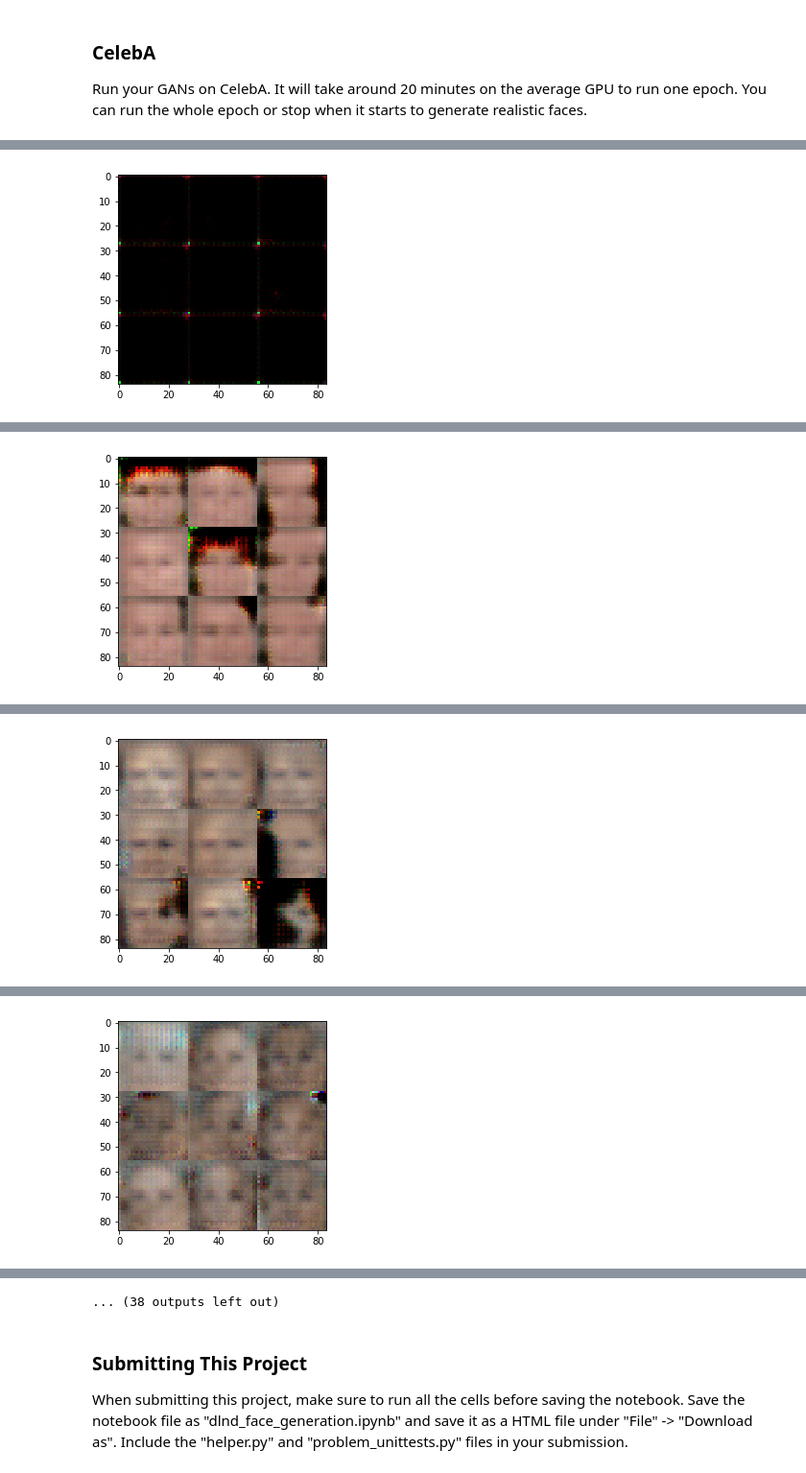
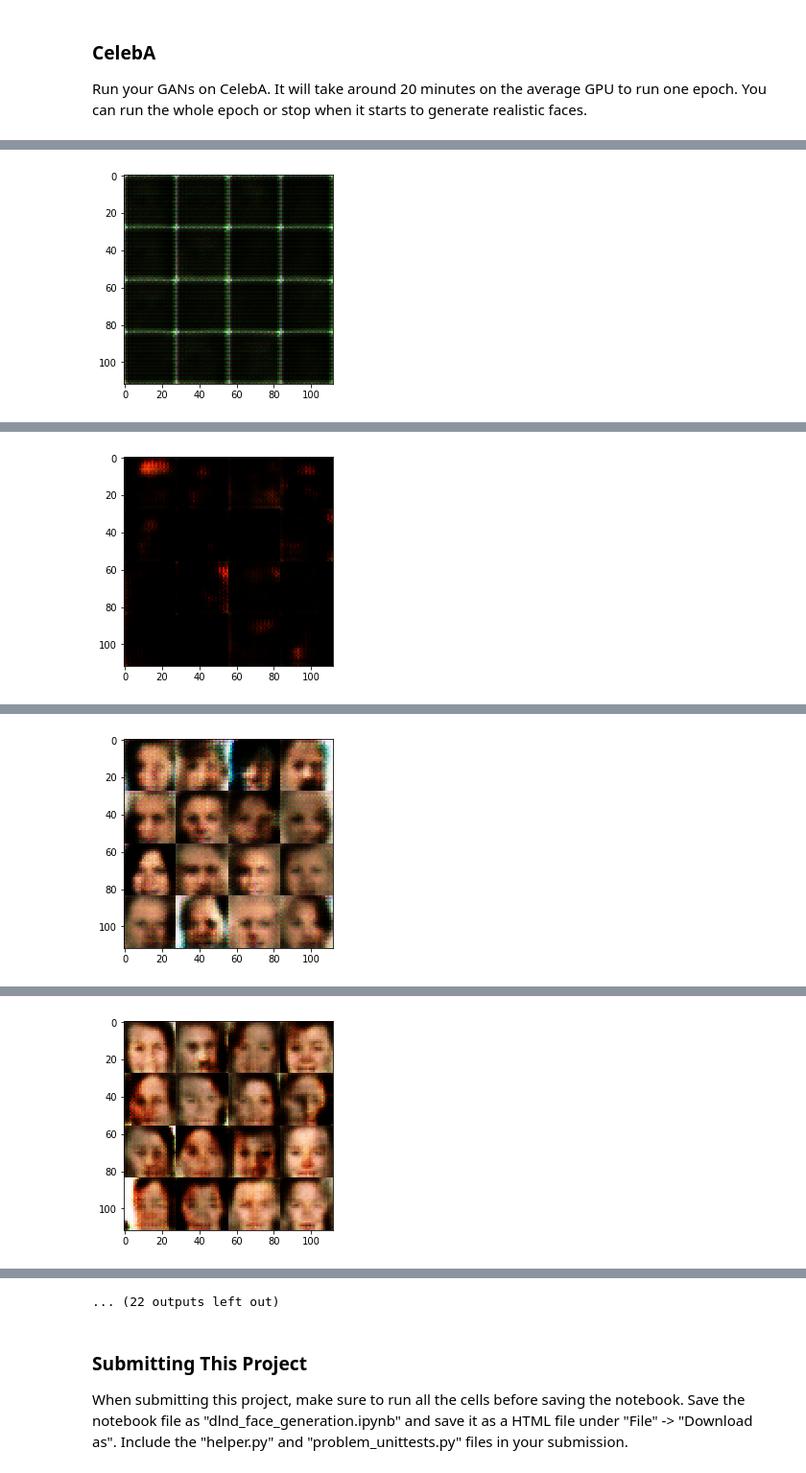
Before and after one commit to CtheSky/udacity-face-generation, a Jupyter notebook: dlnd_face_generation.ipynb, the cells around one changed output, grey strips where cells are left out. Shown at 96% size. Saved outputs shown, nothing was run; the diff lists cells and outputs as text; code cells hidden in the pictures.

```diff
--- a/dlnd_face_generation.ipynb
+++ b/dlnd_face_generation.ipynb
@@ -379,42 +379,35 @@ def train(epoch_count, batch_size, z_dim, learning_rate, beta1, get_batches, dat
                           "Generator Loss: {:.4f}".format(train_loss_g))
 
                 if steps % 100 == 0:
-                    show_generator_output(sess, 12, input_z, channel, data_image_mode)
+                    show_generator_output(sess, 16, input_z, channel, data_image_mode)
 
         saver.save(sess, './generator.ckpt')
 # %% [markdown]
 ### MNIST
 Test your GANs architecture on MNIST.  After 2 epochs, the GANs should be able to generate images that look like handwritten digits.  Make sure the loss of the generator is lower than the loss of the discriminator or close to 0.
 # %%
-# batch_size = 128
-# z_dim = 128
-# learning_rate = 0.001
-# beta1 = 0.5
-# => Epoch 2/2..., step 900 Discriminator Loss: 0.3646... Generator Loss: 4.8216
-
 # batch_size = 64
 # z_dim = 128
 # learning_rate = 0.0001
 # beta1 = 0.5
-# => Epoch 2/2..., step 1800 Discriminator Loss: 0.3989... Generator Loss: 3.0822
-
-# batch_size = 64
-# z_dim = 128
-# learning_rate = 0.0001
-# beta1 = 0.3
-# => Epoch 2/2..., step 1800 Discriminator Loss: 0.4181... Generator Loss: 2.7630
+# => Epoch 2/2..., step 1800 Discriminator Loss: 0.7707... Generator Loss: 1.5947
 
 batch_size = 64
 z_dim = 128
-learning_rate = 0.001
-beta1 = 0.3
-# => Epoch 2/2..., step 1800 Discriminator Loss: 0.8899... Generator Loss: 1.0340
-"""
-DON'T MODIFY ANYTHING IN THIS CELL THAT IS BELOW THIS LINE
-"""
+learning_rate = 0.0003
+beta1 = 0.5
+
 epochs = 2
 
 mnist_dataset = helper.Dataset('mnist', glob(os.path.join(data_dir, 'mnist/*.jpg')))
+def normalize(func):
+    def wrapped(*args, **kwargs):
+        gen = func(*args, **kwargs)
+        for i in gen:
+            yield i * 2
+    return wrapped
+mnist_dataset.get_batches = normalize(mnist_dataset.get_batches)
+
 with tf.Graph().as_default():
     train(epochs, batch_size, z_dim, learning_rate, beta1, mnist_dataset.get_batches,
           mnist_dataset.shape, mnist_dataset.image_mode)
@@ -438,19 +431,12 @@ Run your GANs on CelebA.  It will take around 20 minutes on the average GPU to r
 # %%
 batch_size = 64
 z_dim = 128
-learning_rate = 0.001
-beta1 = 0.3
+learning_rate = 0.0003
+beta1 = 0.5
 
 epochs = 1
 
 celeba_dataset = helper.Dataset('celeba', glob(os.path.join(data_dir, 'img_align_celeba/*.jpg')))
-
-def normalize(func):
-    def wrapped(*args, **kwargs):
-        gen = func(*args, **kwargs)
-        for i in gen:
-            yield i
-    return wrapped
 celeba_dataset.get_batches = normalize(celeba_dataset.get_batches)
 
 with tf.Graph().as_default():
@@ -461 +447 @@ Epoch 1/1..., step 100 Discriminator Loss: 1.5484... Generator Loss: 5.3228
-[figure, old version]
+[figure, new version]
@@ -463 +449 @@ Epoch 1/1..., step 200 Discriminator Loss: 1.0790... Generator Loss: 1.0305
-[figure, old version]
+[figure, new version]
@@ -465 +451 @@ Epoch 1/1..., step 300 Discriminator Loss: 0.6864... Generator Loss: 1.5522
-[figure, old version]
+[figure, new version]
@@ -467 +453 @@ Epoch 1/1..., step 400 Discriminator Loss: 0.4614... Generator Loss: 2.6462
-[figure, old version]
+[figure, new version]
@@ -472,4 +458,4 @@ Epoch 1/1..., step 600 Discriminator Loss: 0.6490... Generator Loss: 1.7829
-... (38 outputs left out)
+... (22 outputs left out)
 # %% [markdown]
 ### Submitting This Project
 When submitting this project, make sure to run all the cells before saving the notebook. Save the notebook file as "dlnd_face_generation.ipynb" and save it as a HTML file under "File" -> "Download as". Include the "helper.py" and "problem_unittests.py" files in your submission.
```
Also changed, not shown: parts of 6 cells of this notebook, 1 other file.
